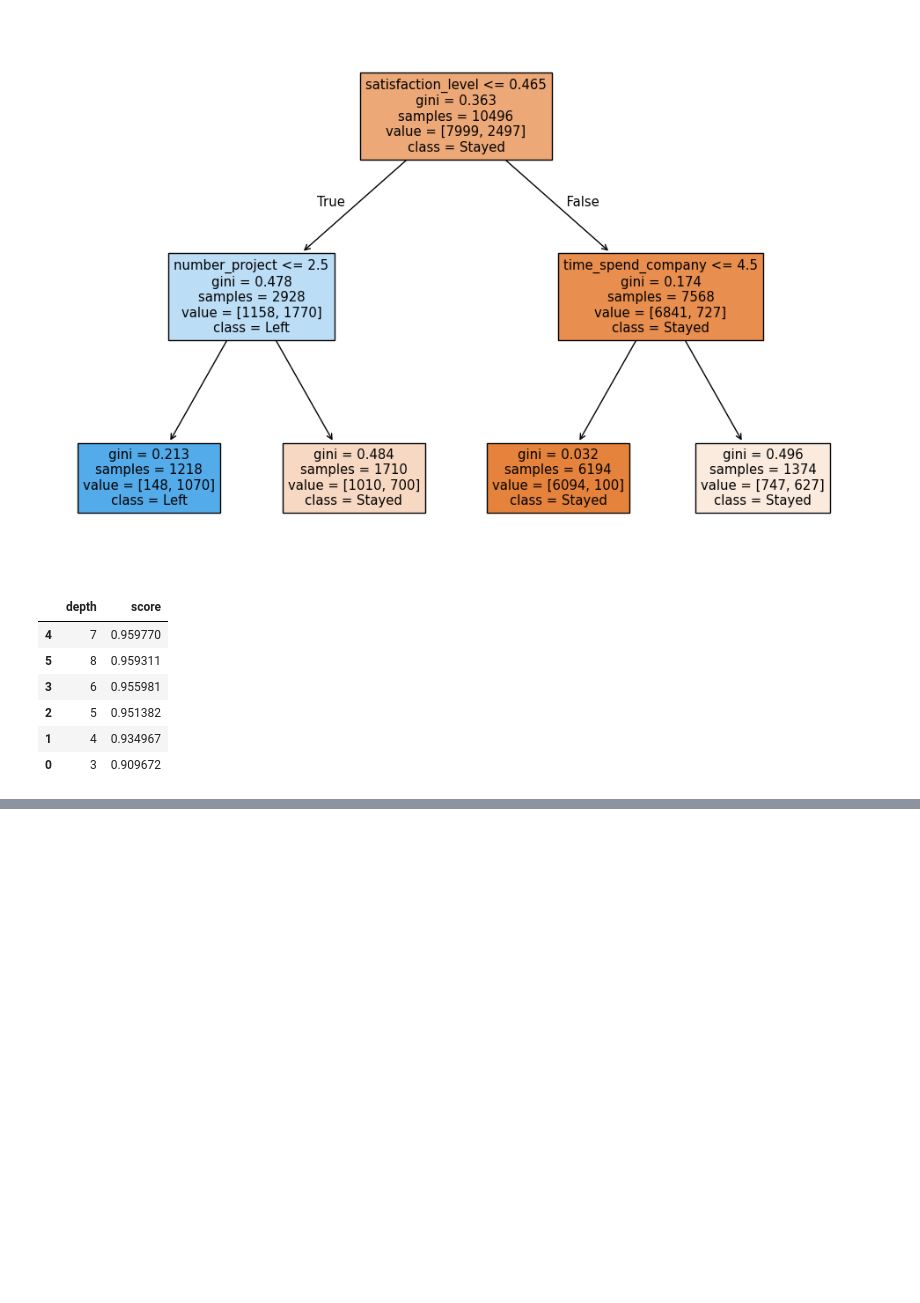
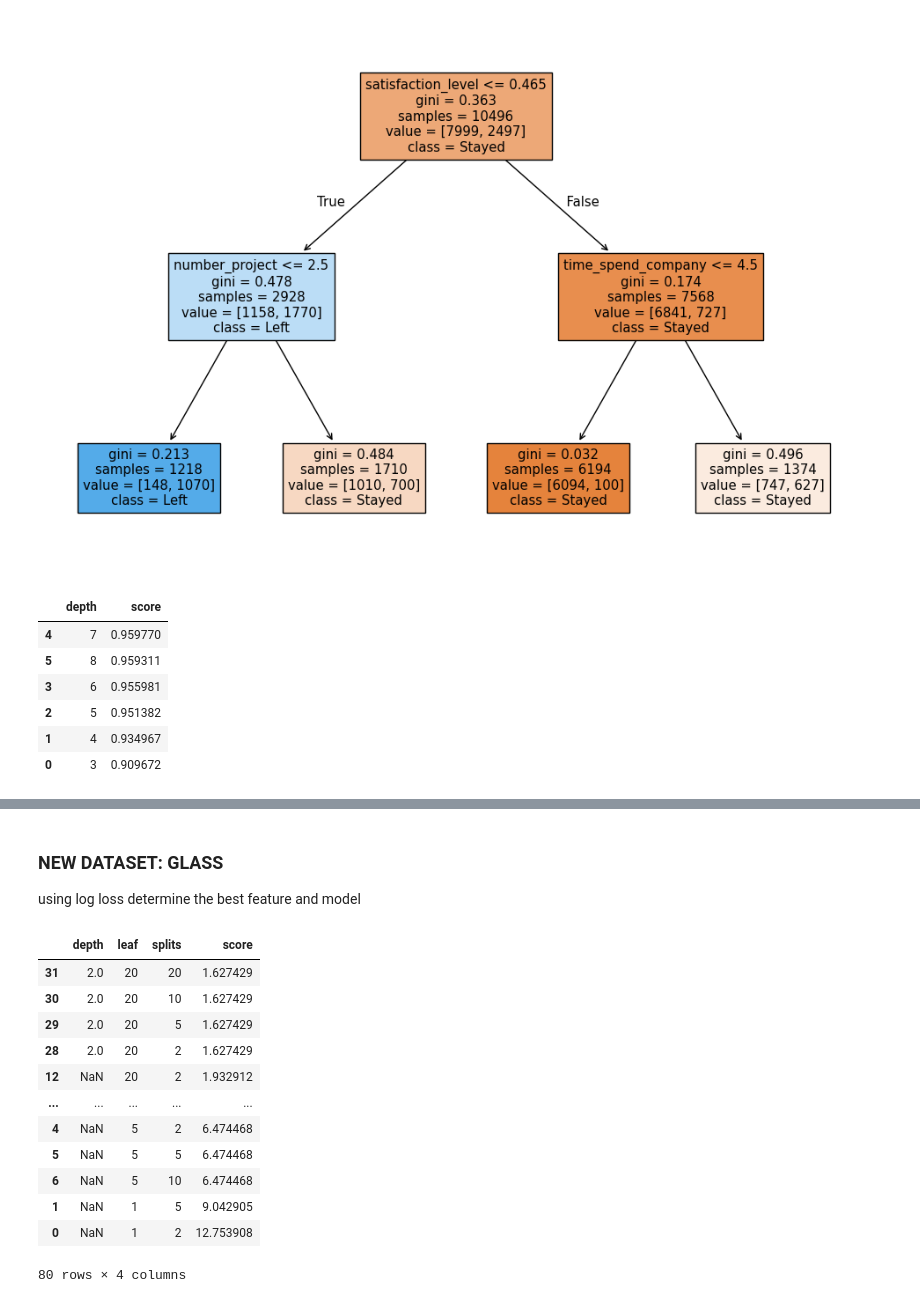
Before and after one commit to DAI-ai-code/Machine-Learning, a Jupyter notebook: day6/3_Decision_tree_GR.ipynb, the cells around one changed output, grey strips where cells are left out. Drawn from its saved outputs; the diff is of its cells as text; code cells hidden in the pictures; blank space fills up the shorter version.

```diff
--- a/day6/3_Decision_tree_GR.ipynb
+++ b/day6/3_Decision_tree_GR.ipynb
@@ -60,0 +123,50 @@ scores.sort_values('score', ascending=False)
+# %% [markdown]
+### NEW DATASET: GLASS
+
+using log loss determine the best feature and model
+# %%
+from sklearn.metrics import log_loss, accuracy_score
+from sklearn.preprocessing import LabelEncoder, StandardScaler
+
+glass = pd.read_csv('../Datasets/cases/Glass_Identification/Glass.csv')
+glass
+
+y = glass['Type']
+X = glass.drop('Type', axis=1)
+
+le = LabelEncoder()
+y = le.fit_transform(y)
+std = StandardScaler()
+
+X_train, X_test, y_train, y_test = train_test_split(X, y, test_size=0.3, random_state=25, stratify=y)
+X_train_std = std.fit_transform(X_train)
+X_test_std = std.transform(X_test)
+
+depths = [None,2 ,3, 4, 5]
+splits = [2, 5, 10, 20]
+leaves = [1, 5, 10, 20]
+scores = []
+for d in depths:
+    for l in leaves:
+        for s in splits:
+            dtc = DecisionTreeClassifier(random_state=25, max_depth=d, min_samples_split=s, min_samples_leaf=l)
+            dtc.fit(X_train_std, y_train)
+            y_pred = dtc.predict_proba(X_test_std)
+            scores.append([d, l, s, log_loss(y_test, y_pred)])
+
+scores = pd.DataFrame(scores, columns=['depth', 'leaf','splits','score'])
+scores.sort_values('score')
+# %% [output]
+|  | depth | leaf | splits | score |
+| 31 | 2.0 | 20 | 20 | 1.627429 |
+| 30 | 2.0 | 20 | 10 | 1.627429 |
+| 29 | 2.0 | 20 | 5 | 1.627429 |
+| 28 | 2.0 | 20 | 2 | 1.627429 |
+| 12 | NaN | 20 | 2 | 1.932912 |
+| ... | ... | ... | ... | ... |
+| 4 | NaN | 5 | 2 | 6.474468 |
+| 5 | NaN | 5 | 5 | 6.474468 |
+| 6 | NaN | 5 | 10 | 6.474468 |
+| 1 | NaN | 1 | 5 | 9.042905 |
+| 0 | NaN | 1 | 2 | 12.753908 |
+80 rows × 4 columns
```
Also changed, not shown: parts of 7 cells of this notebook, 1 other file.
